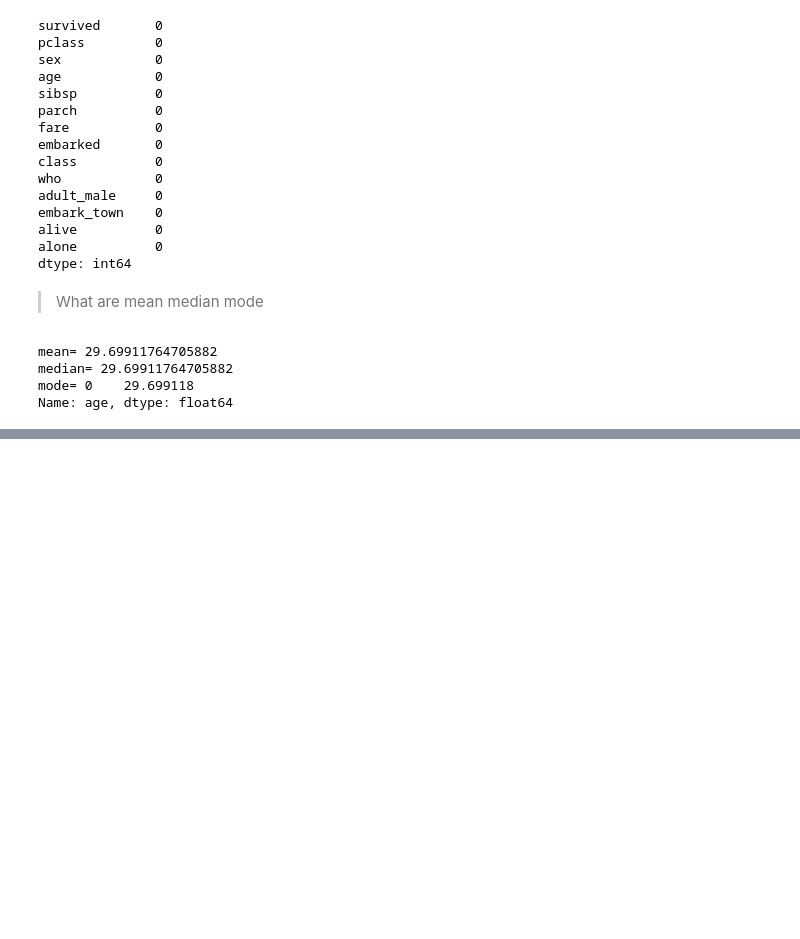
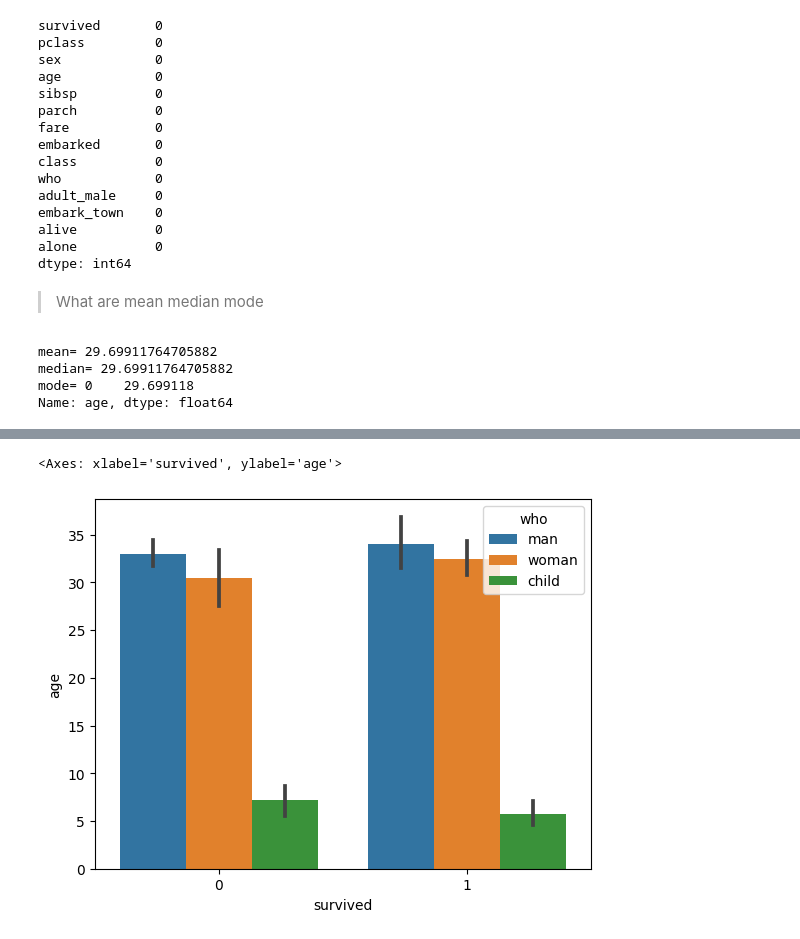
Before and after one commit to mursaleen-sengr/EDA_Practice, a Jupyter notebook: EDA.ipynb, the cells around one changed output, grey strips where cells are left out. Drawn from its saved outputs; the diff is of its cells as text; code cells hidden in the pictures; blank space fills up the shorter version.

```diff
--- a/EDA.ipynb
+++ b/EDA.ipynb
@@ -217,0 +383,5 @@ Name: age, dtype: float64
+# %%
+sns.barplot(data=df,x="survived",y="age",hue="who")
+# %% [output]
+<Axes: xlabel='survived', ylabel='age'>
+[figure, added]
```
Also changed, not shown: parts of 16 cells of this notebook.
